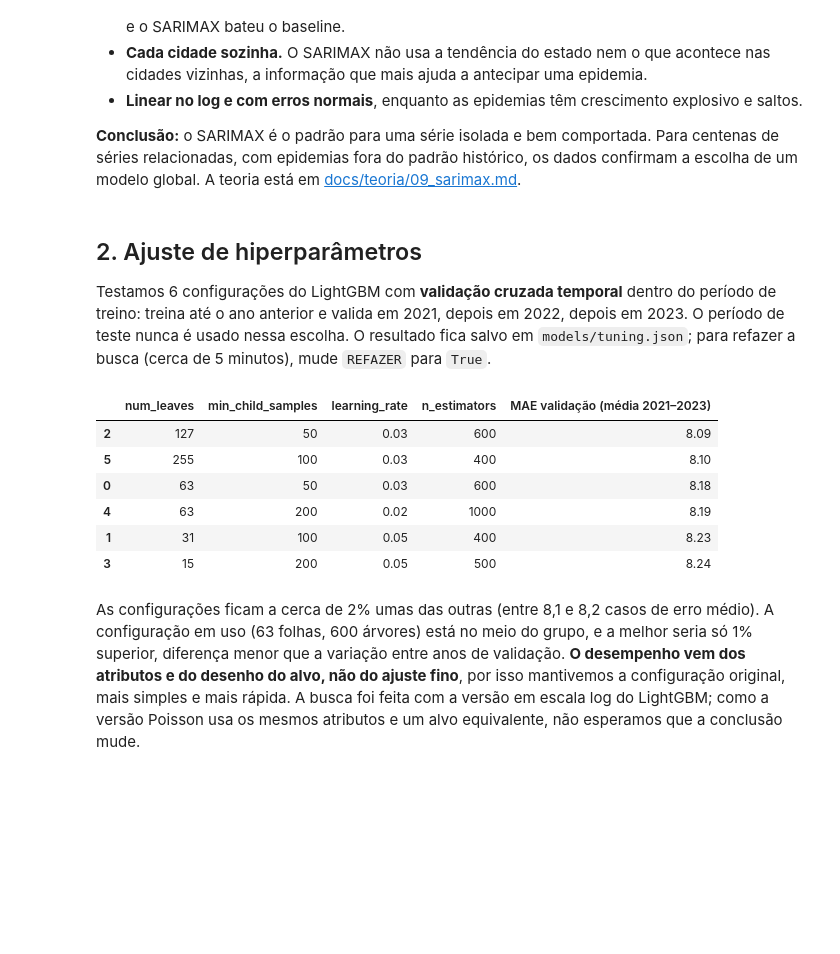
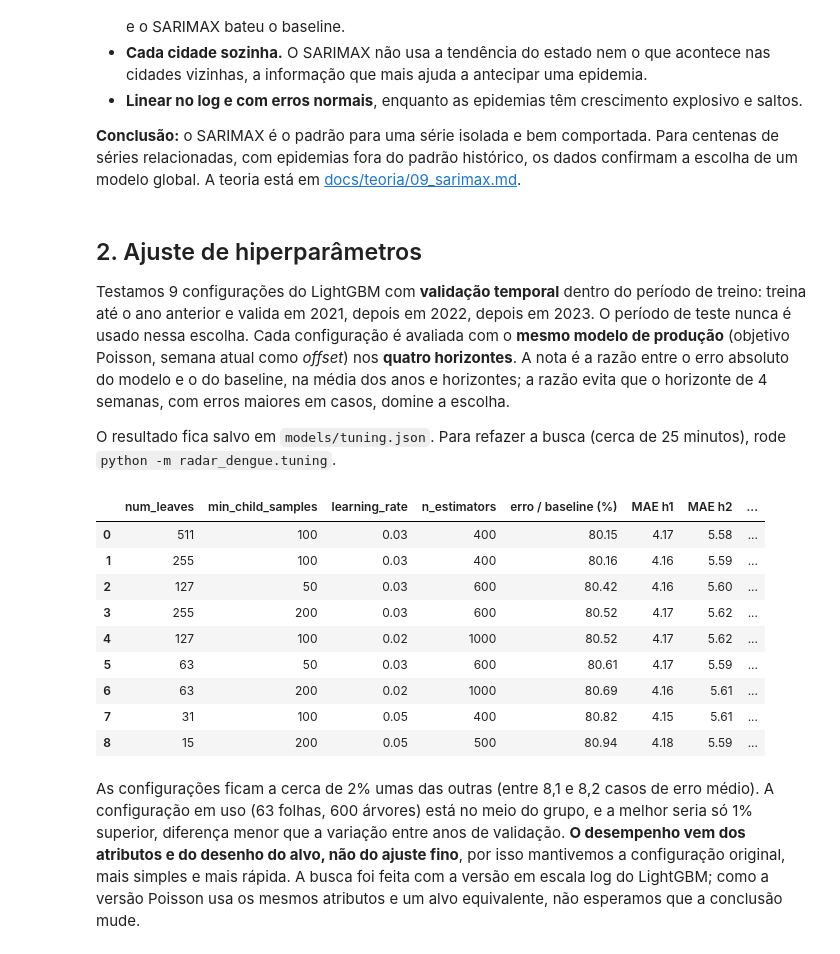
Before and after one commit to luishenrique1702/radar-dengue, a Jupyter notebook: notebooks/03_modelagem_e_avaliacao.ipynb, the cells around one changed output. Cells and saved outputs as stored; diff of their text form; code cells hidden in the pictures; blank space fills up the shorter version.

```diff
--- a/notebooks/03_modelagem_e_avaliacao.ipynb
+++ b/notebooks/03_modelagem_e_avaliacao.ipynb
@@ -193,41 +193,31 @@ Por que o modelo clássico perde aqui:
 # %% [markdown]
 ## 2. Ajuste de hiperparâmetros
 
-Testamos 6 configurações do LightGBM com **validação cruzada temporal** dentro do período de treino:
-treina até o ano anterior e valida em 2021, depois em 2022, depois em 2023. O período de teste nunca é
-usado nessa escolha. O resultado fica salvo em `models/tuning.json`; para refazer a busca (cerca de 5
-minutos), mude `REFAZER` para `True`.
+Testamos 9 configurações do LightGBM com **validação temporal** dentro do período de treino: treina até
+o ano anterior e valida em 2021, depois em 2022, depois em 2023. O período de teste nunca é usado nessa
+escolha. Cada configuração é avaliada com o **mesmo modelo de produção** (objetivo Poisson, semana atual
+como *offset*) nos **quatro horizontes**. A nota é a razão entre o erro absoluto do modelo e o do
+baseline, na média dos anos e horizontes; a razão evita que o horizonte de 4 semanas, com erros maiores
+em casos, domine a escolha.
+
+O resultado fica salvo em `models/tuning.json`. Para refazer a busca (cerca de 25 minutos), rode
+`python -m radar_dengue.tuning`.
 # %%
-REFAZER = False
-if REFAZER:
-    grade = [dict(num_leaves=nl, min_child_samples=mc, learning_rate=lr, n_estimators=ne)
-             for nl, mc, lr, ne in [(63, 50, 0.03, 600), (31, 100, 0.05, 400), (127, 50, 0.03, 600),
-                                    (15, 200, 0.05, 500), (63, 200, 0.02, 1000), (255, 100, 0.03, 400)]]
-    h, y = 4, "y_h4"
-    b = d.dropna(subset=[y, "log_casos_lag52"])
-    saida = []
-    for g in grade:
-        erros = []
-        for ano in [2021, 2022, 2023]:
-            tr = b[b["data_alvo_h4"] < f"{ano}-01-01"]
-            va = b[(b["data_iniSE"] >= f"{ano}-01-01") & (b["data_alvo_h4"] < f"{ano + 1}-01-01")]
-            m = lgb.LGBMRegressor(**{**PARAMS, **g}).fit(tr[FEATURES], tr[y] - tr["log_casos_lag0"])
-            p = np.expm1(m.predict(va[FEATURES]) + va["log_casos_lag0"].to_numpy()).clip(0)
-            erros.append(np.mean(np.abs(np.expm1(va[y]) - p)))
-        saida.append([g, float(np.mean(erros))])
-    json.dump(saida, open("models/tuning.json", "w"))
-
-tuning = pd.DataFrame([{**g, "MAE validação (média 2021–2023)": e}
-                       for g, e in json.load(open("models/tuning.json"))]).sort_values("MAE validação (média 2021–2023)")
-tuning
+tuning = pd.DataFrame([{**r["params"], "erro / baseline (%)": r["razao_baseline"] * 100,
+                        **{f"MAE {h}": v for h, v in r["mae_por_horizonte"].items()}}
+                       for r in json.load(open("models/tuning.json"))])
+tuning.round(4)
 # %% [output]
-|  | num_leaves | min_child_samples | learning_rate | n_estimators | MAE validação (média 2021–2023) |
-| 2 | 127 | 50 | 0.03 | 600 | 8.09 |
-| 5 | 255 | 100 | 0.03 | 400 | 8.10 |
-| 0 | 63 | 50 | 0.03 | 600 | 8.18 |
-| 4 | 63 | 200 | 0.02 | 1000 | 8.19 |
-| 1 | 31 | 100 | 0.05 | 400 | 8.23 |
-| 3 | 15 | 200 | 0.05 | 500 | 8.24 |
+|  | num_leaves | min_child_samples | learning_rate | n_estimators | erro / baseline (%) | MAE h1 | MAE h2 | ... |
+| 0 | 511 | 100 | 0.03 | 400 | 80.15 | 4.17 | 5.58 | ... |
+| 1 | 255 | 100 | 0.03 | 400 | 80.16 | 4.16 | 5.59 | ... |
+| 2 | 127 | 50 | 0.03 | 600 | 80.42 | 4.16 | 5.60 | ... |
+| 3 | 255 | 200 | 0.03 | 600 | 80.52 | 4.17 | 5.62 | ... |
+| 4 | 127 | 100 | 0.02 | 1000 | 80.52 | 4.17 | 5.62 | ... |
+| 5 | 63 | 50 | 0.03 | 600 | 80.61 | 4.17 | 5.59 | ... |
+| 6 | 63 | 200 | 0.02 | 1000 | 80.69 | 4.16 | 5.61 | ... |
+| 7 | 31 | 100 | 0.05 | 400 | 80.82 | 4.15 | 5.61 | ... |
+| 8 | 15 | 200 | 0.05 | 500 | 80.94 | 4.18 | 5.59 | ... |
 # %% [markdown]
 As configurações ficam a cerca de 2% umas das outras (entre 8,1 e 8,2 casos de erro médio). A
 configuração em uso (63 folhas, 600 árvores) está no meio do grupo, e a melhor seria só 1% superior,
```
Also changed, not shown: parts of 22 cells of this notebook, 27 other files.
